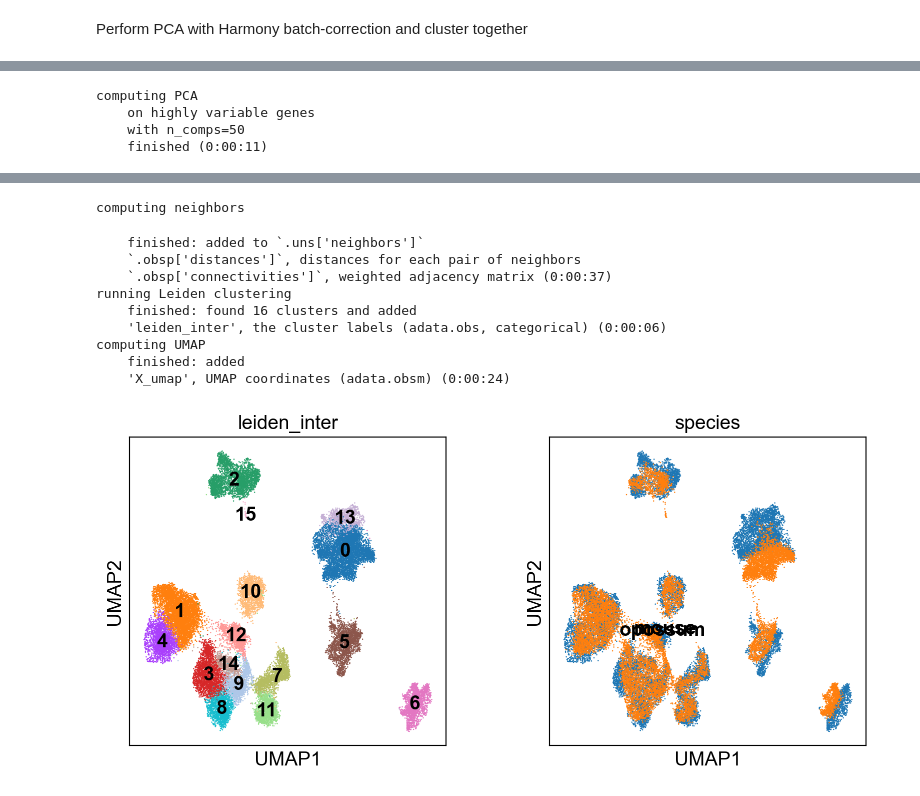
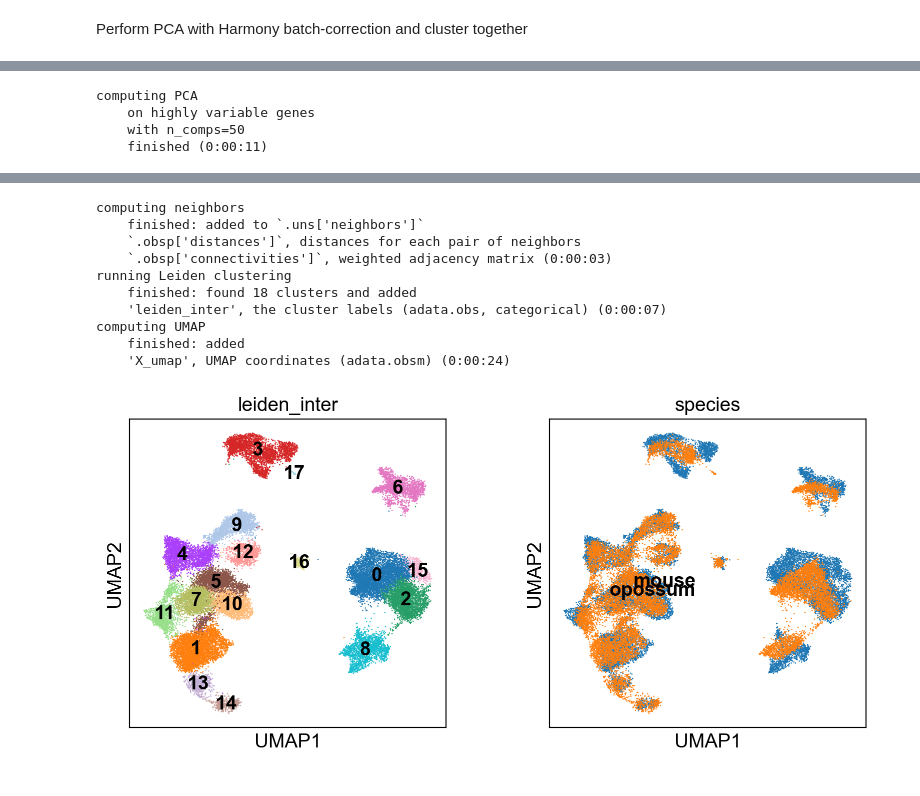
Before and after one commit to ryan-gorzek/trachtenberg-lab, a Jupyter notebook: transcriptomics/M1/integrate_glutamatergic_Mouse_Opossum_M1.ipynb, the cells around one changed output, grey strips where cells are left out. Saved outputs shown, nothing was run; the diff lists cells and outputs as text; code cells hidden in the pictures.

```diff
--- a/transcriptomics/M1/integrate_glutamatergic_Mouse_Opossum_M1.ipynb
+++ b/transcriptomics/M1/integrate_glutamatergic_Mouse_Opossum_M1.ipynb
@@ -25,23 +32,22 @@ def subsample_adata(adata, number, key="leiden_intra"):
             mask[rand_idx] = 1
     return adata[mask == 1, :]
 # %%
-adata_mouse = sc.read_h5ad(mouse_path + "Mouse_M1_All.h5ad")
 del adata_mouse.uns
 del adata_mouse.obsm
 del adata_mouse.varm
 del adata_mouse.obsp
+adata_mouse.obs["species"] = ["mouse"] * adata_mouse.shape[0]
 adata_mouse = adata_mouse[adata_mouse.obs["class"] == "glutamatergic", :]
 adata_glut_mouse = sc.read_h5ad(mouse_path + "Mouse_M1_Glut_Clustered.h5ad")
 adata_mouse.obs["leiden_intra"] = adata_glut_mouse.obs["leiden"]
 del adata_glut_mouse
 
-shared_genes = np.loadtxt("E:/mouse_opossum_shared_genes.csv", dtype=str)
+shared_genes = np.loadtxt("E:/Mouse_M1/Mouse_Opossum_Shared_Genes.csv", dtype=str)
 adata_mouse = adata_mouse[:, shared_genes]
 sc.pp.filter_cells(adata_mouse, min_genes=700)
 # %%
-adata_mouse = subsample_adata(adata_mouse, 1000, key="leiden_intra")
+adata_mouse = subsample_adata(adata_mouse, 500, key="leiden_intra")
 # %%
-adata_opossum = sc.read_h5ad(opossum_path + "Opossum_M1_All.h5ad")
 del adata_opossum.uns
 del adata_opossum.obsm
 del adata_opossum.varm
@@ -49,9 +55,11 @@ del adata_opossum.obsp
 adata_opossum = adata_opossum[adata_opossum.obs["class"] == "glutamatergic", :]
 adata_glut_opossum = sc.read_h5ad(opossum_path + "Opossum_M1_Glut_Clustered.h5ad")
 adata_opossum.obs["leiden_intra"] = adata_glut_opossum.obs["leiden"]
+adata_opossum = adata_opossum[adata_opossum.obs["leiden_intra"].astype(str) != "nan", :]
+adata_opossum.obs["leiden_intra"] = adata_opossum.obs["leiden_intra"].astype(str)
 del adata_glut_opossum
 
-shared_genes = np.loadtxt("E:/mouse_opossum_shared_genes.csv", dtype=str)
+shared_genes = np.loadtxt("E:/Mouse_M1/Mouse_Opossum_Shared_Genes.csv", dtype=str)
 shared_genes = np.array([gene.upper() for gene in shared_genes], dtype=str)
 adata_opossum = adata_opossum[:, shared_genes]
 sc.pp.filter_cells(adata_opossum, min_genes=700)
@@ -60,3 +68,3 @@ filtered out 2348 cells that have less than 700 genes expressed
 # %%
-adata_opossum = subsample_adata(adata_opossum, 1000, key="leiden_intra")
+adata_opossum = subsample_adata(adata_opossum, 500, key="leiden_intra")
 # %% [output]
@@ -104,6 +154,6 @@ extracting highly variable genes
 # %%
 sc.tl.pca(adata, svd_solver="arpack")
-sce.pp.harmony_integrate(adata, ["batch", "species"], theta=(4, 4), max_iter_harmony=20)
+sce.pp.harmony_integrate(adata, ["batch", "species"], theta=[4, 4], max_iter_harmony=20)
 sc.pp.neighbors(adata, n_neighbors=25, use_rep='X_pca_harmony')
 sc.tl.leiden(adata, key_added="leiden_inter")
 sc.tl.umap(adata)
@@ -131,11 +181,11 @@ computing PCA
 computing neighbors
+    finished: added to `.uns['neighbors']`
+    `.obsp['distances']`, distances for each pair of neighbors
+    `.obsp['connectivities']`, weighted adjacency matrix (0:00:03)
+running Leiden clustering
+    finished: found 18 clusters and added
+    'leiden_inter', the cluster labels (adata.obs, categorical) (0:00:07)
+computing UMAP
+    finished: added
+    'X_umap', UMAP coordinates (adata.obsm) (0:00:24)
-    finished: added to `.uns['neighbors']`
-    `.obsp['distances']`, distances for each pair of neighbors
-    `.obsp['connectivities']`, weighted adjacency matrix (0:00:37)
-running Leiden clustering
-    finished: found 16 clusters and added
-    'leiden_inter', the cluster labels (adata.obs, categorical) (0:00:06)
-computing UMAP
-    finished: added
-    'X_umap', UMAP coordinates (adata.obsm) (0:00:24)
-[figure, old version]
+[figure, new version]
```
Also changed, not shown: parts of 13 cells of this notebook.
